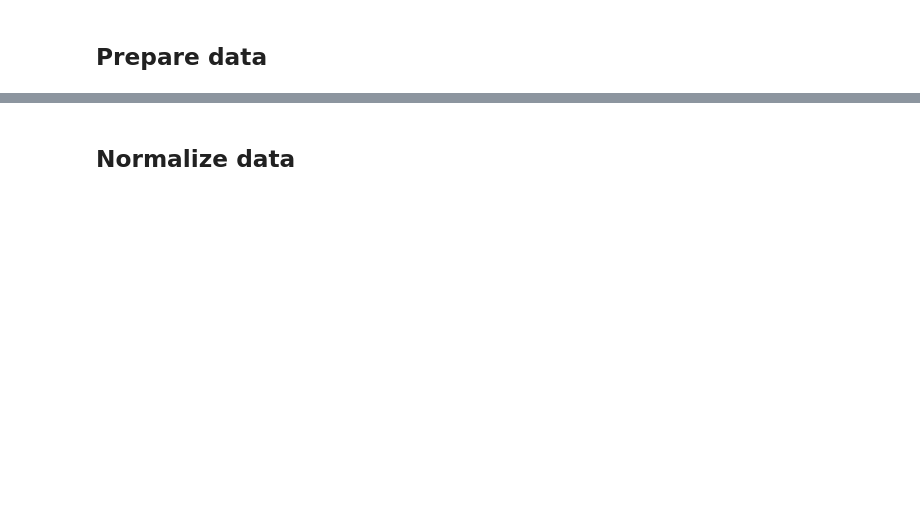
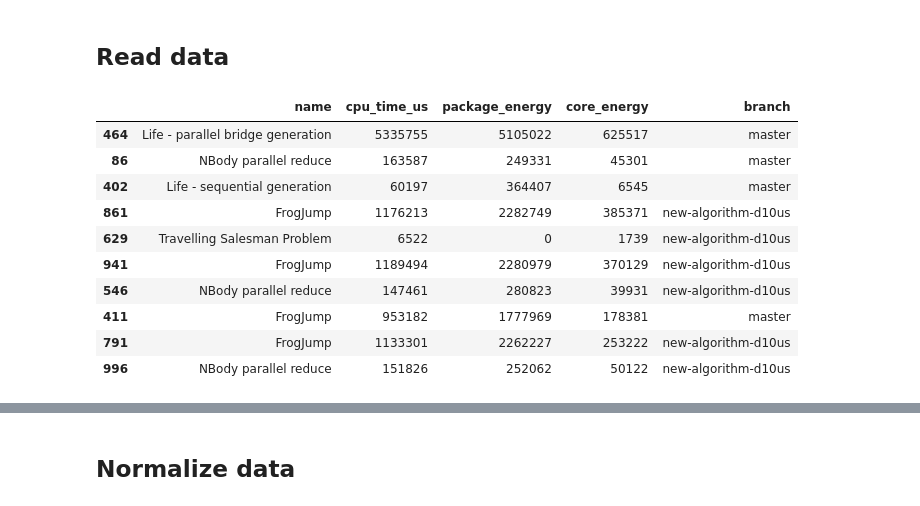
Before and after one commit to jeandiegof/bench-analysis, a Jupyter notebook: mixed/mixed.ipynb, the cells around one changed output, grey strips where cells are left out. Saved outputs shown, nothing was run; the diff lists cells and outputs as text; code cells hidden in the pictures; blank space fills up the shorter version.

```diff
--- a/mixed/mixed.ipynb
+++ b/mixed/mixed.ipynb
@@ -5,12 +5,25 @@ import seaborn as sns
 
 sns.set_theme()
 # %% [markdown]
-## Prepare data
+## Read data
 # %%
-df_master = pd.read_csv('13-06-2022/master.csv')
+df_master = pd.read_csv('14-06-2022/master.csv')
 df_master['branch'] = 'master'
 
-df_new = pd.read_csv('13-06-2022/new-algorithm.csv')
-df_new['branch'] = 'new-algorithm'
+df_new = pd.read_csv('14-06-2022/new-algorithm-d10us.csv')
+df_new['branch'] = 'new-algorithm-d10us'
 
 df = pd.concat([df_master, df_new], ignore_index = True)
+df.sample(10)
+# %% [output]
+|  | name | cpu_time_us | package_energy | core_energy | branch |
+| 464 | Life - parallel bridge generation | 5335755 | 5105022 | 625517 | master |
+| 86 | NBody parallel reduce | 163587 | 249331 | 45301 | master |
+| 402 | Life - sequential generation | 60197 | 364407 | 6545 | master |
+| 861 | FrogJump | 1176213 | 2282749 | 385371 | new-algorithm-d10us |
+| 629 | Travelling Salesman Problem | 6522 | 0 | 1739 | new-algorithm-d10us |
+| 941 | FrogJump | 1189494 | 2280979 | 370129 | new-algorithm-d10us |
+| 546 | NBody parallel reduce | 147461 | 280823 | 39931 | new-algorithm-d10us |
+| 411 | FrogJump | 953182 | 1777969 | 178381 | master |
+| 791 | FrogJump | 1133301 | 2262227 | 253222 | new-algorithm-d10us |
+| 996 | NBody parallel reduce | 151826 | 252062 | 50122 | new-algorithm-d10us |
```
Also changed, not shown: parts of 5 cells of this notebook, 3 other files.
